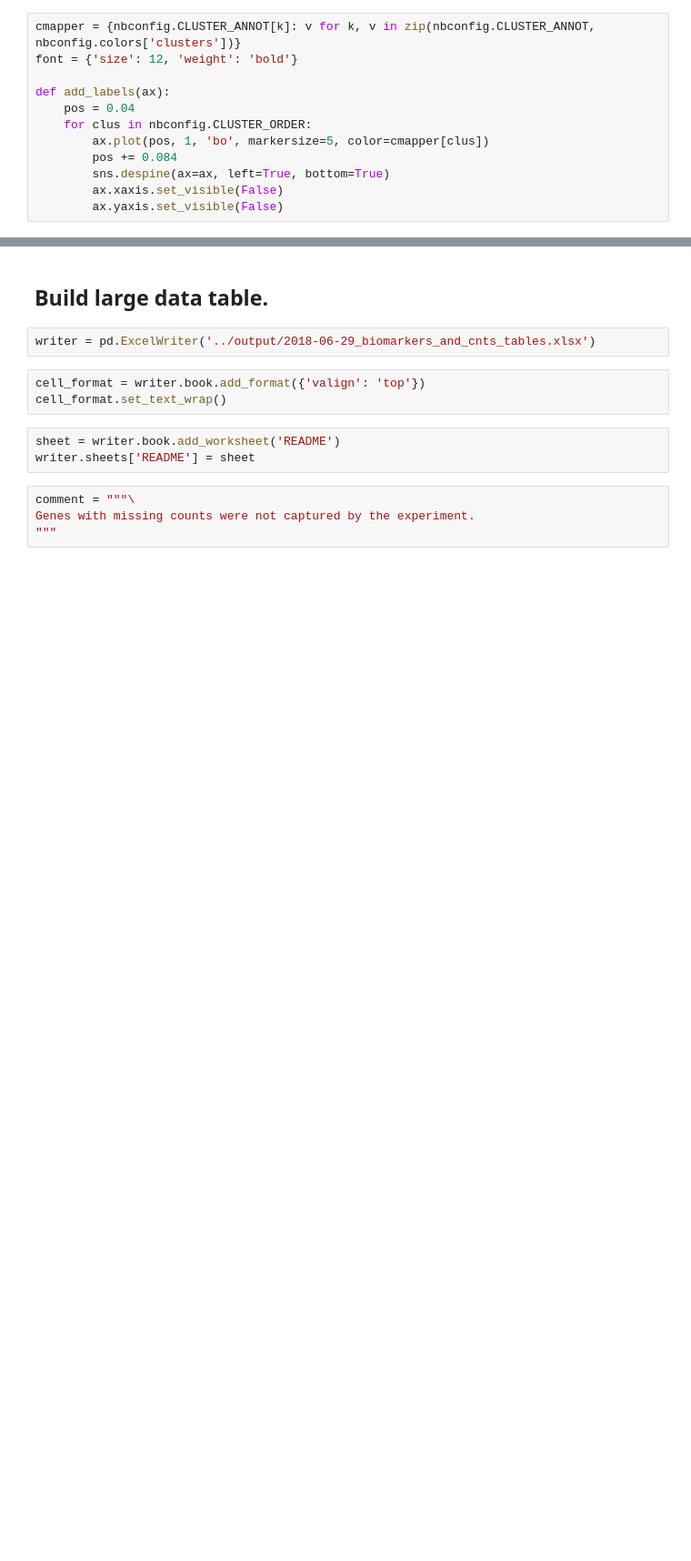
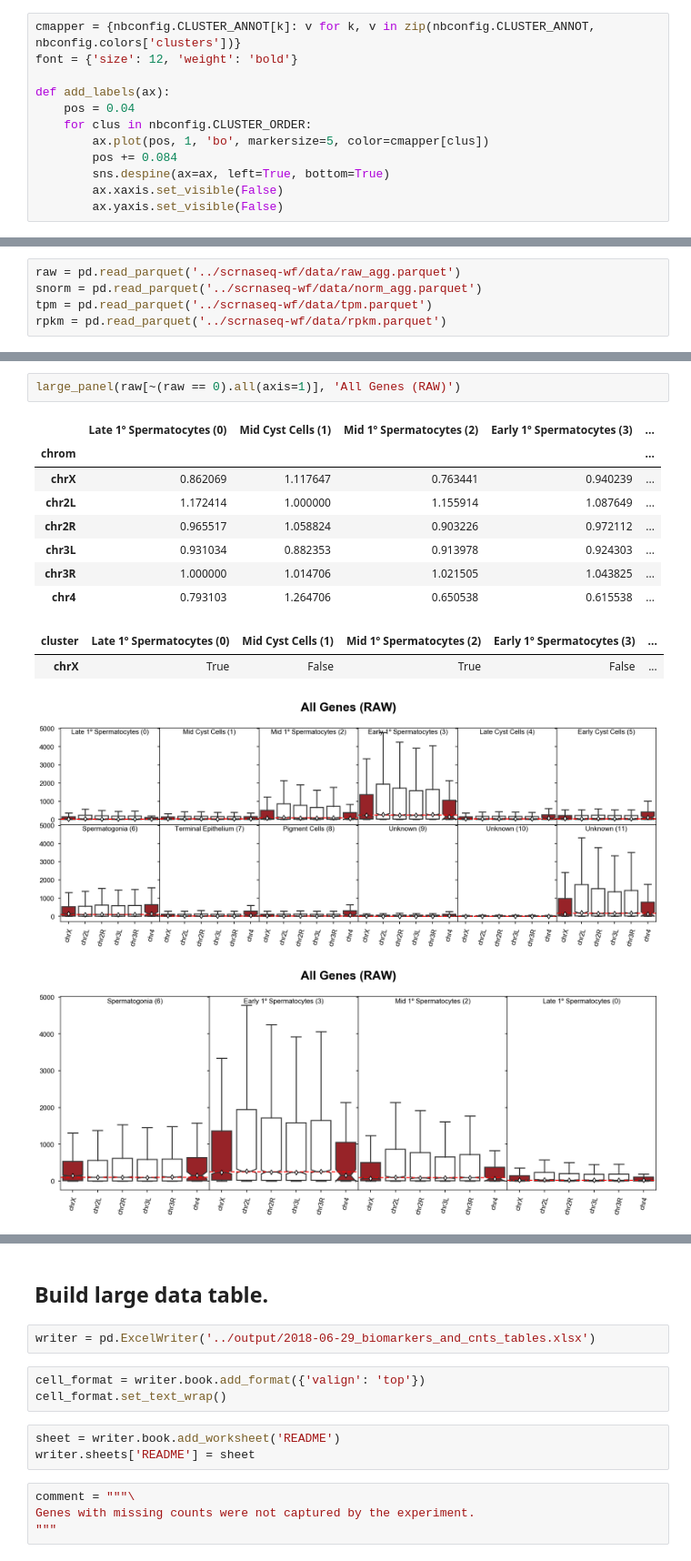
Before and after one commit to jfear/larval_gonad, a Jupyter notebook: notebook/2018-06-29_figs_for_meeting.ipynb, the cells around one changed output, grey strips where cells are left out. Shown at 91% size. Cells and saved outputs as stored; diff of their text form; blank space fills up the shorter version.

```diff
--- a/notebook/2018-06-29_figs_for_meeting.ipynb
+++ b/notebook/2018-06-29_figs_for_meeting.ipynb
@@ -171,0 +325,5 @@ fig.savefig('../output/2018-06-29_figs_for_meeting_fig2.png', dpi=300, bbox_inch
+# %%
+raw = pd.read_parquet('../scrnaseq-wf/data/raw_agg.parquet')
+snorm = pd.read_parquet('../scrnaseq-wf/data/norm_agg.parquet')
+tpm = pd.read_parquet('../scrnaseq-wf/data/tpm.parquet')
+rpkm = pd.read_parquet('../scrnaseq-wf/data/rpkm.parquet')
@@ -171,0 +388,15 @@ fig.savefig('../output/2018-06-29_figs_for_meeting_fig2.png', dpi=300, bbox_inch
+# %%
+large_panel(raw[~(raw == 0).all(axis=1)], 'All Genes (RAW)')
+# %% [output]
+|  | Late 1º Spermatocytes (0) | Mid Cyst Cells (1) | Mid 1º Spermatocytes (2) | Early 1º Spermatocytes (3) | ... |
+| chrom |  |  |  |  | ... |
+| chrX | 0.862069 | 1.117647 | 0.763441 | 0.940239 | ... |
+| chr2L | 1.172414 | 1.000000 | 1.155914 | 1.087649 | ... |
+| chr2R | 0.965517 | 1.058824 | 0.903226 | 0.972112 | ... |
+| chr3L | 0.931034 | 0.882353 | 0.913978 | 0.924303 | ... |
+| chr3R | 1.000000 | 1.014706 | 1.021505 | 1.043825 | ... |
+| chr4 | 0.793103 | 1.264706 | 0.650538 | 0.615538 | ... |
+| cluster | Late 1º Spermatocytes (0) | Mid Cyst Cells (1) | Mid 1º Spermatocytes (2) | Early 1º Spermatocytes (3) | ... |
+| chrX | True | False | True | False | ... |
+[figure, added]
+[figure, added]
```
Also changed, not shown: parts of 31 cells of this notebook, 2 other files.
